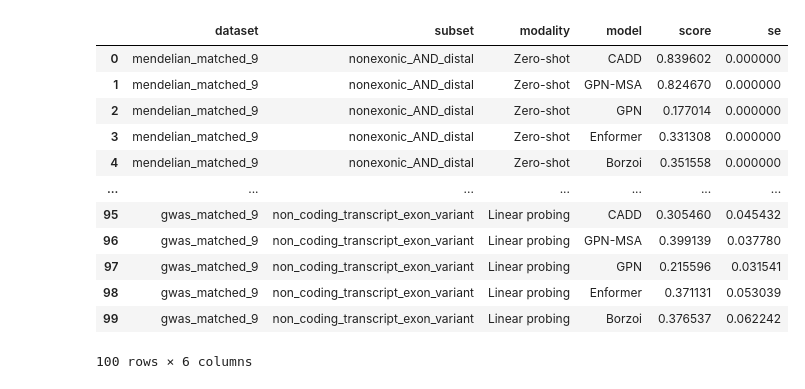
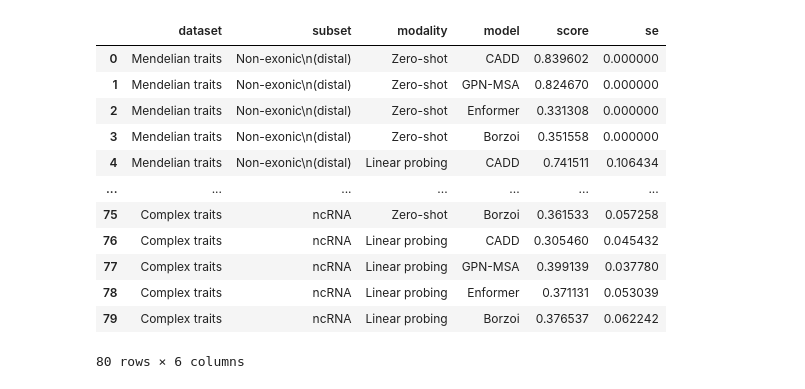
Before and after one commit to minjaf/TraitGym, a Jupyter notebook: workflow/notebooks/performance_by_consequence.ipynb, the cells around one changed output. Saved outputs shown, nothing was run; the diff lists cells and outputs as text; code cells hidden in the pictures.

```diff
--- a/workflow/notebooks/performance_by_consequence.ipynb
+++ b/workflow/notebooks/performance_by_consequence.ipynb
@@ -10,8 +10,8 @@ dataset_renaming = {
 }
 
 subset_renaming = {
-    "nonexonic_AND_distal": "Non-exonic (distal)",
-    "nonexonic_AND_proximal": "Non-exonic (proximal)",
+    "nonexonic_AND_distal": "Non-exonic\n(distal)",
+    "nonexonic_AND_proximal": "Non-exonic\n(proximal)",
     "5_prime_UTR_variant": "5' UTR",
     "3_prime_UTR_variant": "3' UTR",
     "non_coding_transcript_exon_variant": "ncRNA",
@@ -38,7 +38,7 @@ modalities = [
 models = [
     "CADD",
     "GPN-MSA",
-    "GPN",
+    #"GPN",
     "Enformer",
     "Borzoi",
 ]
@@ -71,29 +71,36 @@ def get_model_path(model, modality, dataset, subset):
 # %%
 rows = []
 for dataset in datasets:
     for subset in subsets:
         for modality in modalities:
             for model in models:
                 if model == "Ensemble" and modality == "Zero-shot":
                     continue
                 path = get_model_path(model, modality, dataset, subset)
                 df = pd.read_csv(path).iloc[0]
-                rows.append([dataset, subset, modality, model, df["score"], df["se"]])
+                rows.append([
+                    dataset_renaming.get(dataset, dataset),
+                    subset_renaming.get(subset, subset),
+                    modality,
+                    model,
+                    df["score"],
+                    df["se"],
+                ])
 df = pd.DataFrame(rows, columns=["dataset", "subset", "modality", "model", "score", "se"])
 df
 # %% [output]
 |  | dataset | subset | modality | model | score | se |
-| 0 | mendelian_matched_9 | nonexonic_AND_distal | Zero-shot | CADD | 0.839602 | 0.000000 |
-| 1 | mendelian_matched_9 | nonexonic_AND_distal | Zero-shot | GPN-MSA | 0.824670 | 0.000000 |
-| 2 | mendelian_matched_9 | nonexonic_AND_distal | Zero-shot | GPN | 0.177014 | 0.000000 |
-| 3 | mendelian_matched_9 | nonexonic_AND_distal | Zero-shot | Enformer | 0.331308 | 0.000000 |
-| 4 | mendelian_matched_9 | nonexonic_AND_distal | Zero-shot | Borzoi | 0.351558 | 0.000000 |
+| 0 | Mendelian traits | Non-exonic\n(distal) | Zero-shot | CADD | 0.839602 | 0.000000 |
+| 1 | Mendelian traits | Non-exonic\n(distal) | Zero-shot | GPN-MSA | 0.824670 | 0.000000 |
+| 2 | Mendelian traits | Non-exonic\n(distal) | Zero-shot | Enformer | 0.331308 | 0.000000 |
+| 3 | Mendelian traits | Non-exonic\n(distal) | Zero-shot | Borzoi | 0.351558 | 0.000000 |
+| 4 | Mendelian traits | Non-exonic\n(distal) | Linear probing | CADD | 0.741511 | 0.106434 |
 | ... | ... | ... | ... | ... | ... | ... |
-| 95 | gwas_matched_9 | non_coding_transcript_exon_variant | Linear probing | CADD | 0.305460 | 0.045432 |
-| 96 | gwas_matched_9 | non_coding_transcript_exon_variant | Linear probing | GPN-MSA | 0.399139 | 0.037780 |
-| 97 | gwas_matched_9 | non_coding_transcript_exon_variant | Linear probing | GPN | 0.215596 | 0.031541 |
-| 98 | gwas_matched_9 | non_coding_transcript_exon_variant | Linear probing | Enformer | 0.371131 | 0.053039 |
-| 99 | gwas_matched_9 | non_coding_transcript_exon_variant | Linear probing | Borzoi | 0.376537 | 0.062242 |
+| 75 | Complex traits | ncRNA | Zero-shot | Borzoi | 0.361533 | 0.057258 |
+| 76 | Complex traits | ncRNA | Linear probing | CADD | 0.305460 | 0.045432 |
+| 77 | Complex traits | ncRNA | Linear probing | GPN-MSA | 0.399139 | 0.037780 |
+| 78 | Complex traits | ncRNA | Linear probing | Enformer | 0.371131 | 0.053039 |
+| 79 | Complex traits | ncRNA | Linear probing | Borzoi | 0.376537 | 0.062242 |
-100 rows × 6 columns
+80 rows × 6 columns
 # %%
 g = sns.catplot(
```
Also changed, not shown: parts of 6 cells of this notebook, 7 other files.
